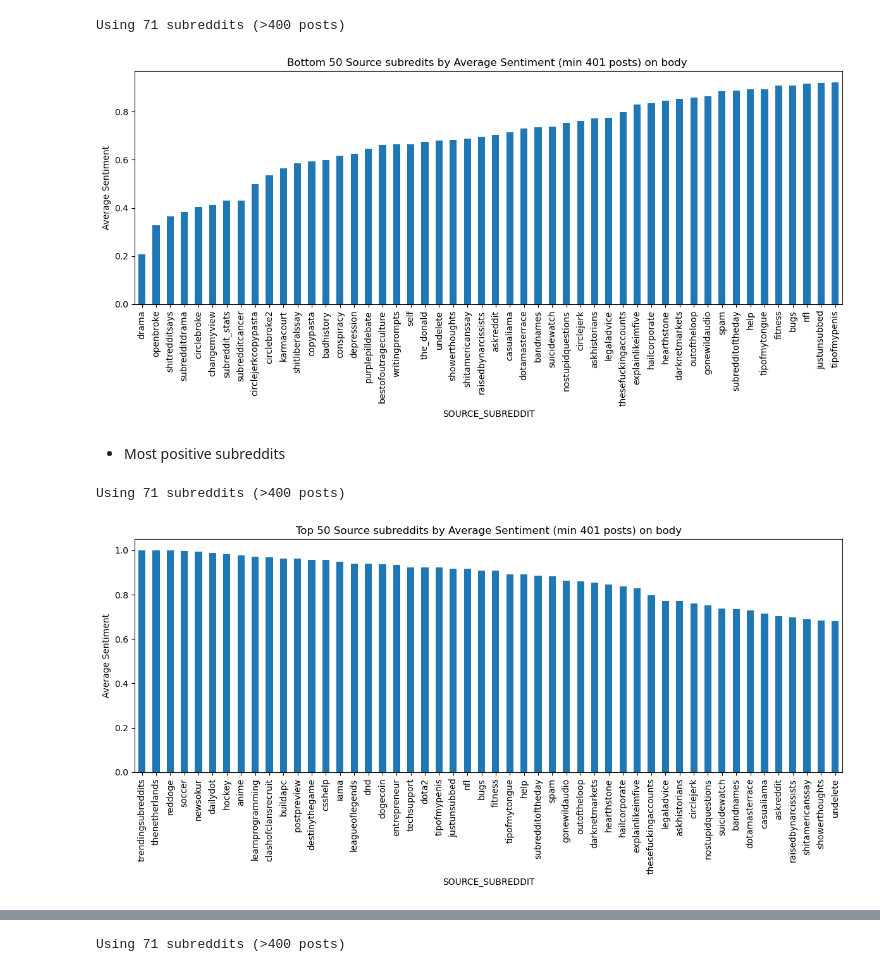
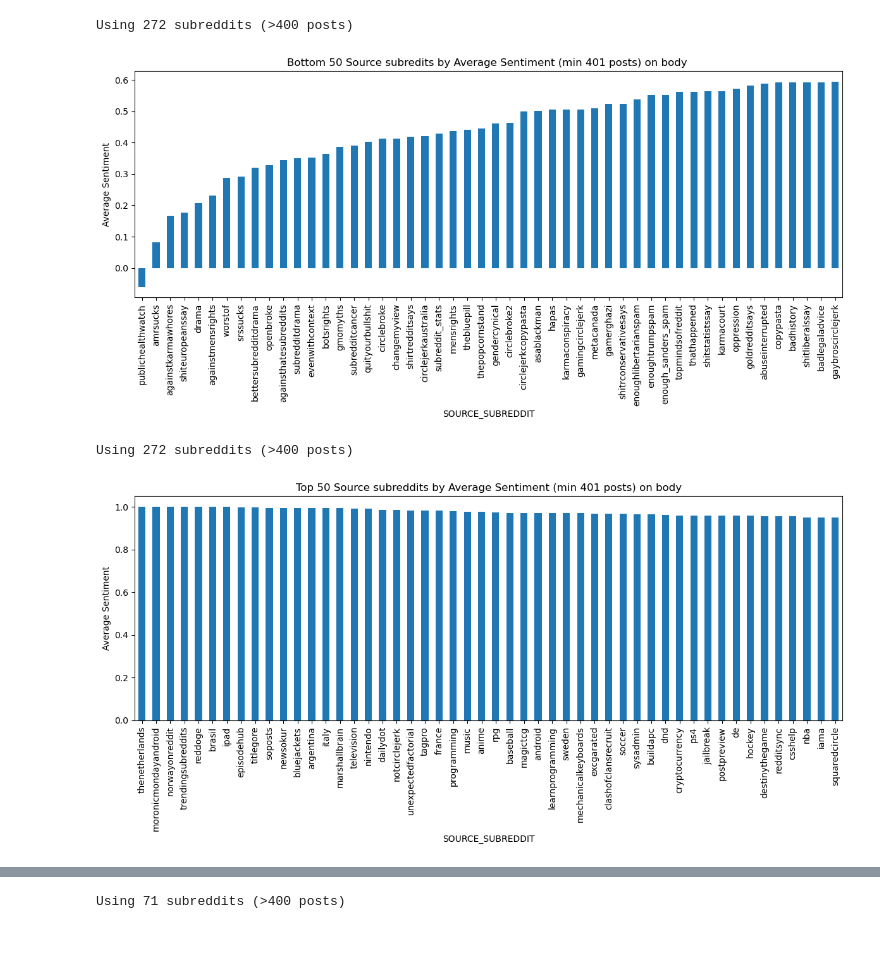
Before and after one commit to epfl-ada/ada-2025-project-othertagada, a Jupyter notebook: results.ipynb, the cells around one changed output, grey strips where cells are left out. Cells and saved outputs as stored; diff of their text form; code cells hidden in the pictures; blank space fills up the shorter version.

```diff
--- a/results.ipynb
+++ b/results.ipynb
@@ -9,4 +7,5 @@ from src.data.some_dataloader import RedditDataset
 # %%
 dataset = RedditDataset()
+data = dataset.data
 body = dataset.data_body
 title = dataset.data_title
@@ -15,22 +22,19 @@ title = dataset.data_title
 # %%
 plot_sorted_subreddits(
-    get_sorted_subreddits_by_avg_sentiment(body, 'SOURCE_SUBREDDIT',min_count=400, ascending=True),
+    get_sorted_subreddits_by_avg_sentiment(data, 'SOURCE_SUBREDDIT',min_count=400, ascending=True),
     50,
     'SOURCE_SUBREDDIT',
     'Bottom 50 Source subredits by Average Sentiment (min 401 posts) on body '
     )
+
+plot_sorted_subreddits(
+    get_sorted_subreddits_by_avg_sentiment(data, 'SOURCE_SUBREDDIT',min_count=400 ,ascending=False),
+    50,
+    'SOURCE_SUBREDDIT',
+    'Top 50 Source subreddits by Average Sentiment (min 401 posts) on body'
+    )
 # %% [output]
-Using 71 subreddits (>400 posts)
+Using 272 subreddits (>400 posts)
-[figure, old version]
+[figure, new version]
+Using 272 subreddits (>400 posts)
+[figure, added]
-# %% [markdown]
-* Most positive subreddits
-# %%
-plot_sorted_subreddits(
-    get_sorted_subreddits_by_avg_sentiment(body, 'SOURCE_SUBREDDIT',min_count=400 ,ascending=False),
-    50,
-    'SOURCE_SUBREDDIT',
-    'Top 50 Source subreddits by Average Sentiment (min 401 posts) on body'
-    )
-# %% [output]
-Using 71 subreddits (>400 posts)
-[figure, removed]
```
Also changed, not shown: parts of 13 cells of this notebook, 3 other files.
